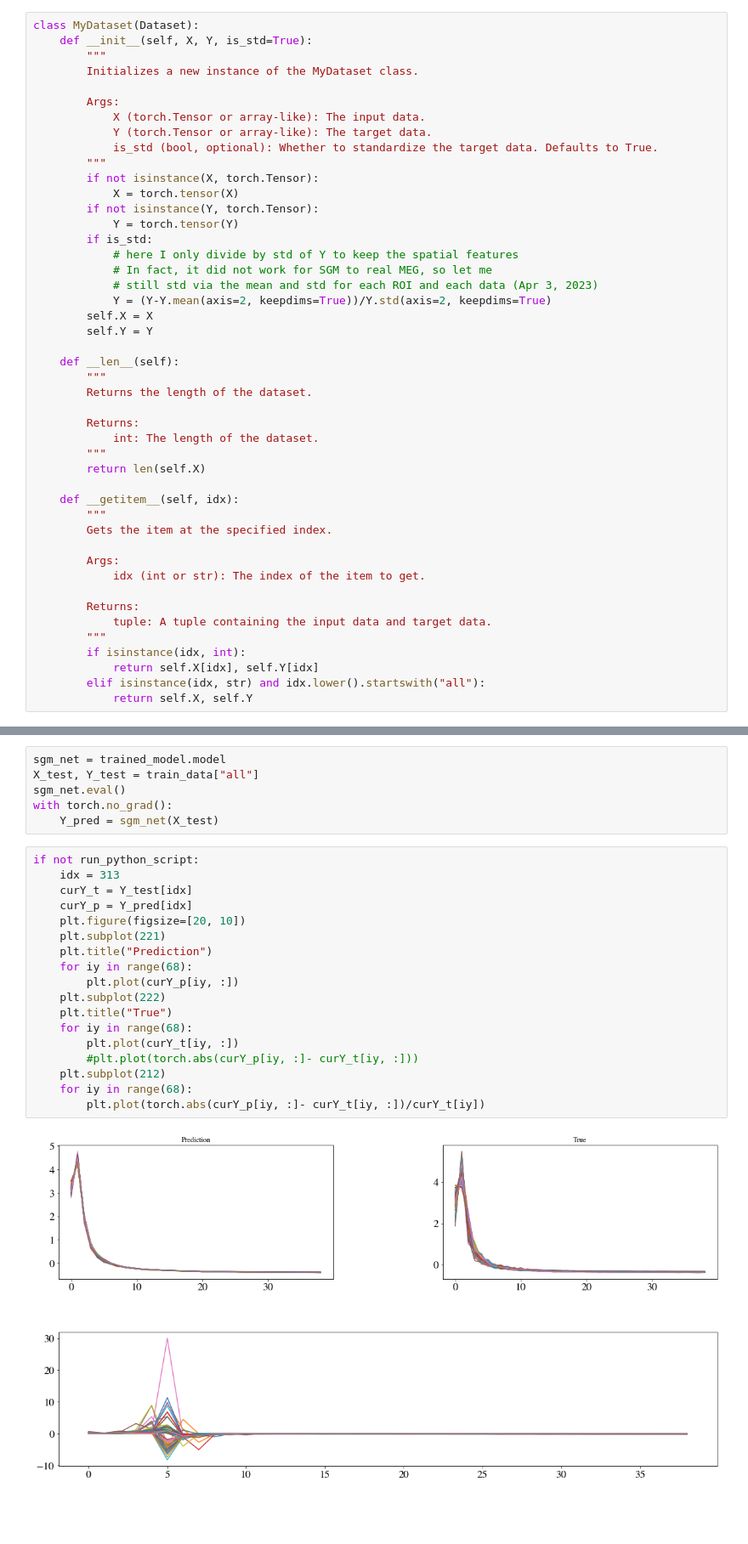
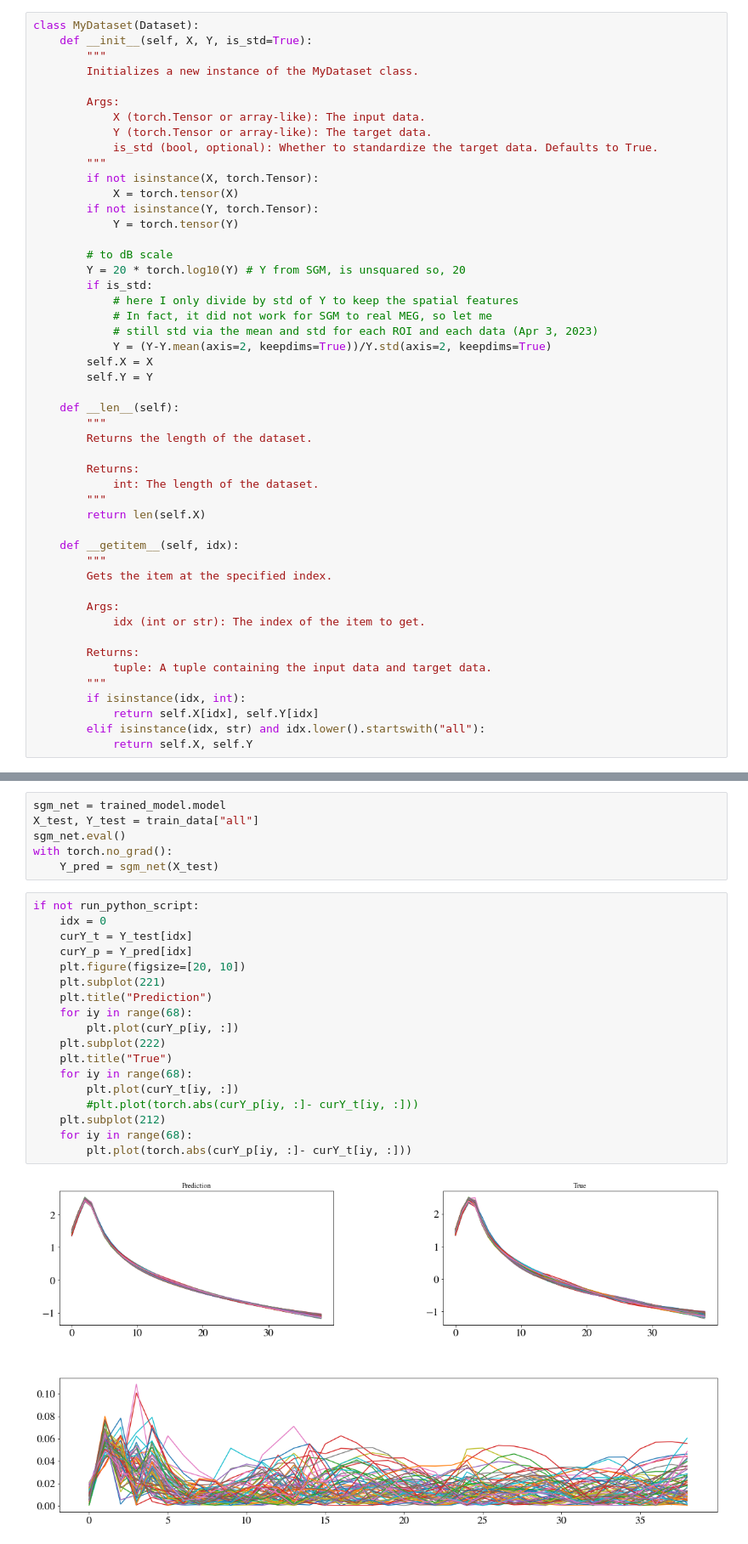
Before and after one commit to JINhuaqing/TV-SGM, a Jupyter notebook: notebooks/SGM_approx.ipynb, the cells around one changed output, grey strips where cells are left out. Shown at 85% size. Drawn from its saved outputs; the diff is of its cells as text; blank space fills up the shorter version.

```diff
--- a/notebooks/SGM_approx.ipynb
+++ b/notebooks/SGM_approx.ipynb
@@ -230,6 +232,9 @@ class MyDataset(Dataset):
             X = torch.tensor(X)
         if not isinstance(Y, torch.Tensor):
             Y = torch.tensor(Y)
+
+        # to dB scale
+        Y = 20 * torch.log10(Y) # Y from SGM, is unsquared so, 20
         if is_std:
             # here I only divide by std of Y to keep the spatial features
             # In fact, it did not work for SGM to real MEG, so let me
@@ -386,21 +416,21 @@ with torch.no_grad():
     Y_pred = sgm_net(X_test)
 # %%
 if not run_python_script:
-    idx = 313
+    idx = 0
     curY_t = Y_test[idx]
     curY_p = Y_pred[idx]
     plt.figure(figsize=[20, 10])
     plt.subplot(221)
     plt.title("Prediction")
     for iy in range(68):
         plt.plot(curY_p[iy, :])
     plt.subplot(222)
     plt.title("True")
     for iy in range(68):
         plt.plot(curY_t[iy, :])
         #plt.plot(torch.abs(curY_p[iy, :]- curY_t[iy, :]))
     plt.subplot(212)
     for iy in range(68):
-        plt.plot(torch.abs(curY_p[iy, :]- curY_t[iy, :])/curY_t[iy])
+        plt.plot(torch.abs(curY_p[iy, :]- curY_t[iy, :]))
 # %% [output]
-[figure, old version]
+[figure, new version]
```
Also changed, not shown: parts of 8 cells of this notebook, 14 other files.
